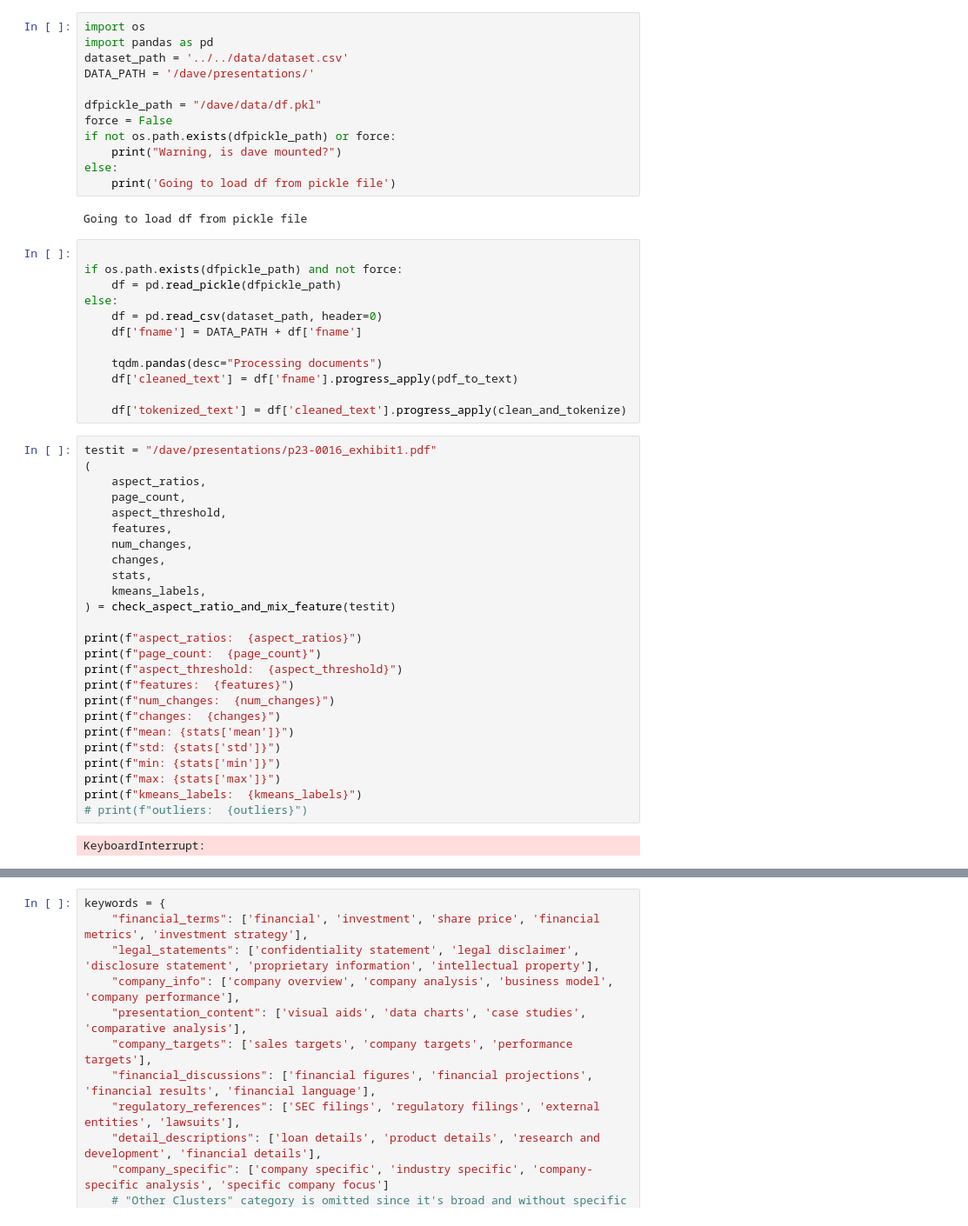
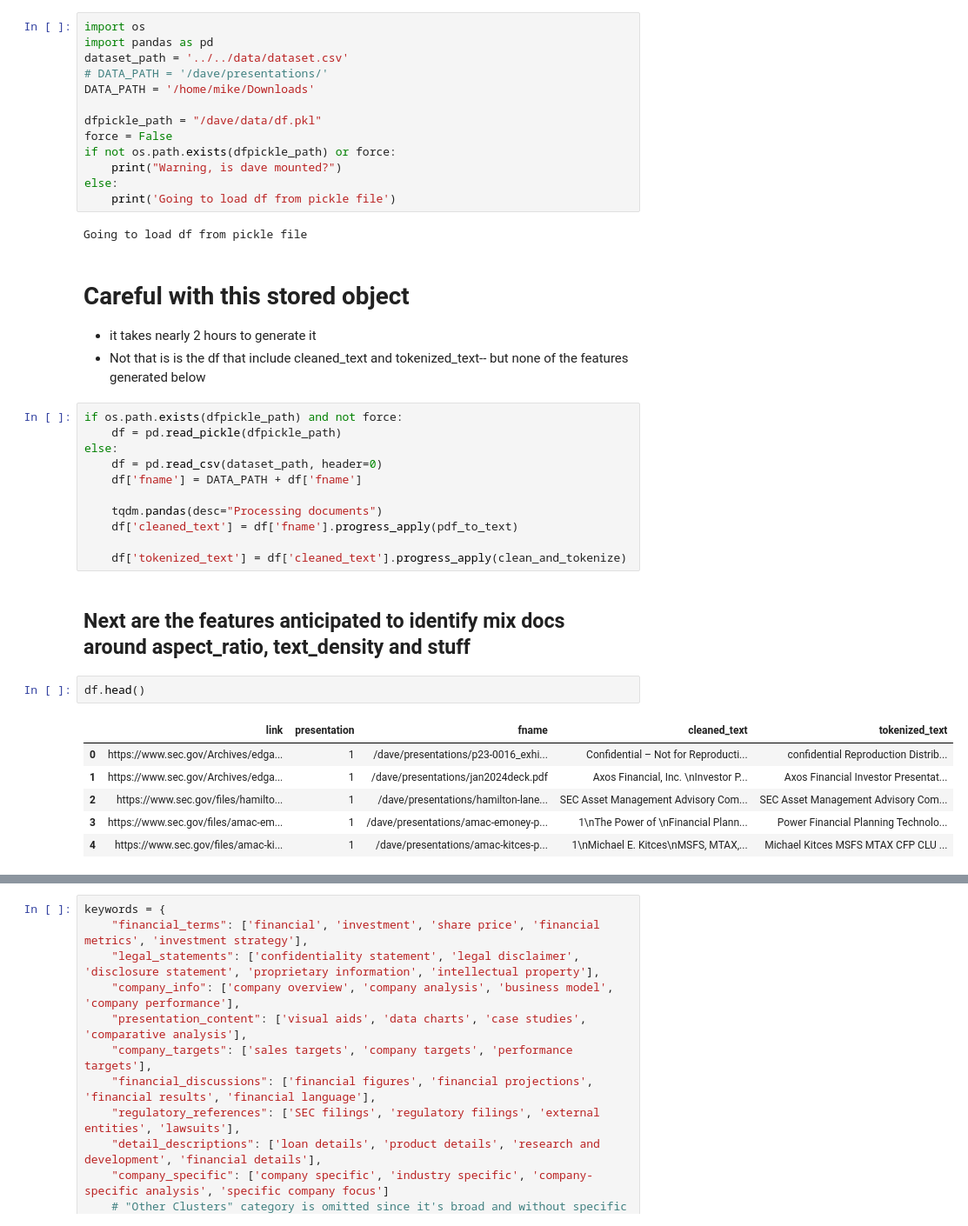
Before and after one commit to MikePia/doc_classify, a Jupyter notebook: src/features_db/classify.ipynb, the cells around one changed output, grey strips where cells are left out. Shown at 87% size. Saved outputs shown, nothing was run; the diff lists cells and outputs as text.

```diff
--- a/src/features_db/classify.ipynb
+++ b/src/features_db/classify.ipynb
@@ -360,7 +485,8 @@ print(classification_report(y_test, predictions))
 import os
 import pandas as pd
 dataset_path = '../../data/dataset.csv'
-DATA_PATH = '/dave/presentations/'
+# DATA_PATH = '/dave/presentations/'
+DATA_PATH = '/home/mike/Downloads'
 
 dfpickle_path = "/dave/data/df.pkl"
 force = False
@@ -370,8 +496,11 @@ else:
     print('Going to load df from pickle file')
 # %% [output]
 Going to load df from pickle file
+# %% [markdown]
+# Careful  with this stored object
+* it takes nearly 2 hours to generate it
+* Not that is is the df that include cleaned_text and tokenized_text-- but none of the features generated below
 # %%
-
 if os.path.exists(dfpickle_path) and not force:
     df = pd.read_pickle(dfpickle_path)
 else:
@@ -382,30 +511,14 @@ else:
     df['cleaned_text'] = df['fname'].progress_apply(pdf_to_text)
 
     df['tokenized_text'] = df['cleaned_text'].progress_apply(clean_and_tokenize)
-# %%
-testit = "/dave/presentations/p23-0016_exhibit1.pdf"
-(
-    aspect_ratios,
-    page_count,
-    aspect_threshold,
-    features,
-    num_changes,
-    changes,
-    stats,
-    kmeans_labels,
-) = check_aspect_ratio_and_mix_feature(testit)
-
-print(f"aspect_ratios:  {aspect_ratios}")
-print(f"page_count:  {page_count}")
-print(f"aspect_threshold:  {aspect_threshold}")
-print(f"features:  {features}")
-print(f"num_changes:  {num_changes}")
-print(f"changes:  {changes}")
-print(f"mean: {stats['mean']}")
-print(f"std: {stats['std']}")
-print(f"min: {stats['min']}")
-print(f"max: {stats['max']}")
-print(f"kmeans_labels:  {kmeans_labels}")
-# print(f"outliers:  {outliers}")
-# %% [output]
-KeyboardInterrupt:
+# %% [markdown]
+## Next are the features anticipated to identify mix docs around aspect_ratio, text_density and stuff
+# %%
+df.head()
+# %% [output]
+|  | link | presentation | fname | cleaned_text | tokenized_text |
+| 0 | https://www.sec.gov/Archives/edga... | 1 | /dave/presentations/p23-0016_exhi... | Confidential – Not for Reproducti... | confidential Reproduction Distrib... |
+| 1 | https://www.sec.gov/Archives/edga... | 1 | /dave/presentations/jan2024deck.pdf | Axos Financial, Inc. \nInvestor P... | Axos Financial Investor Presentat... |
+| 2 | https://www.sec.gov/files/hamilto... | 1 | /dave/presentations/hamilton-lane... | SEC Asset Management Advisory Com... | SEC Asset Management Advisory Com... |
+| 3 | https://www.sec.gov/files/amac-em... | 1 | /dave/presentations/amac-emoney-p... | 1\nThe Power of \nFinancial Plann... | Power Financial Planning Technolo... |
+| 4 | https://www.sec.gov/files/amac-ki... | 1 | /dave/presentations/amac-kitces-p... | 1\nMichael E. Kitces\nMSFS, MTAX,... | Michael Kitces MSFS MTAX CFP CLU ... |
```
Also changed, not shown: parts of 16 cells of this notebook, 4 other files.
